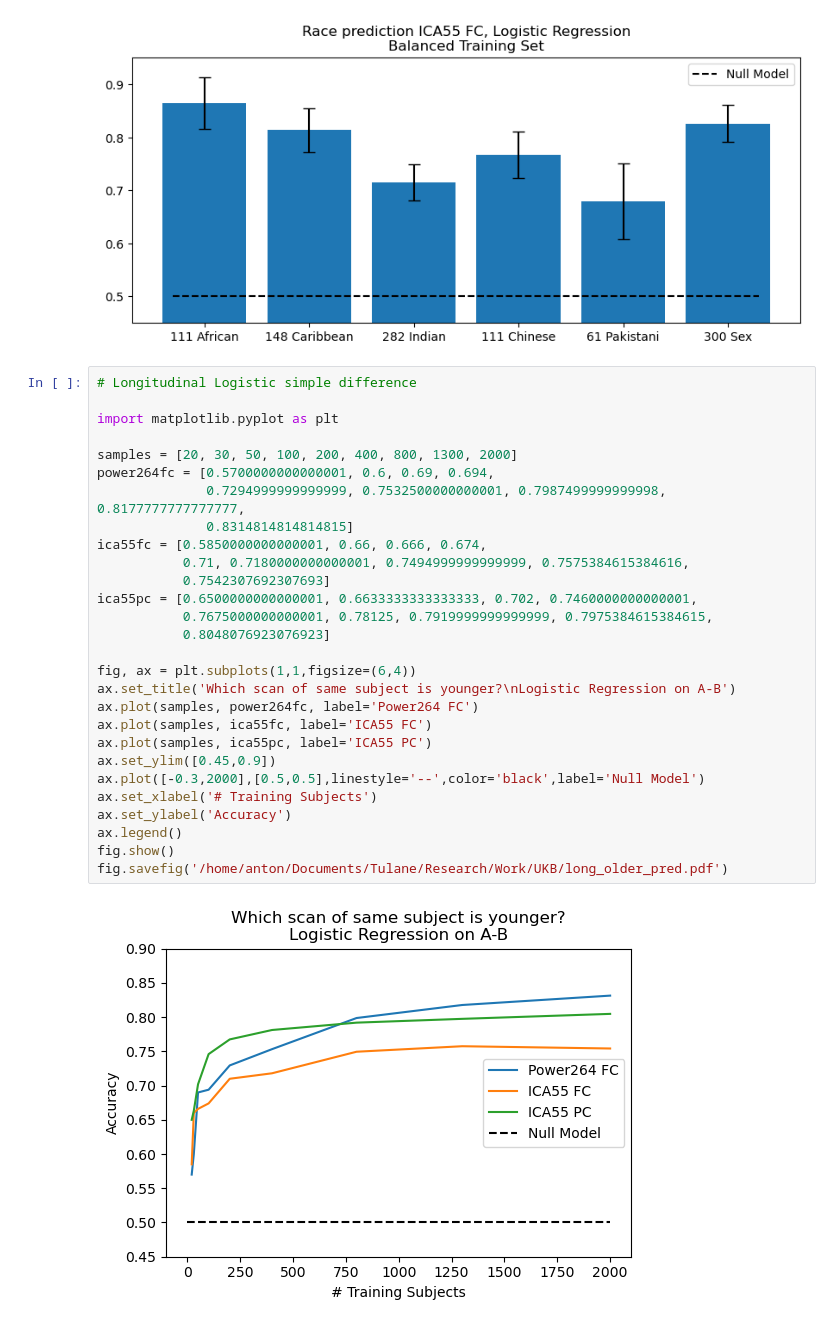
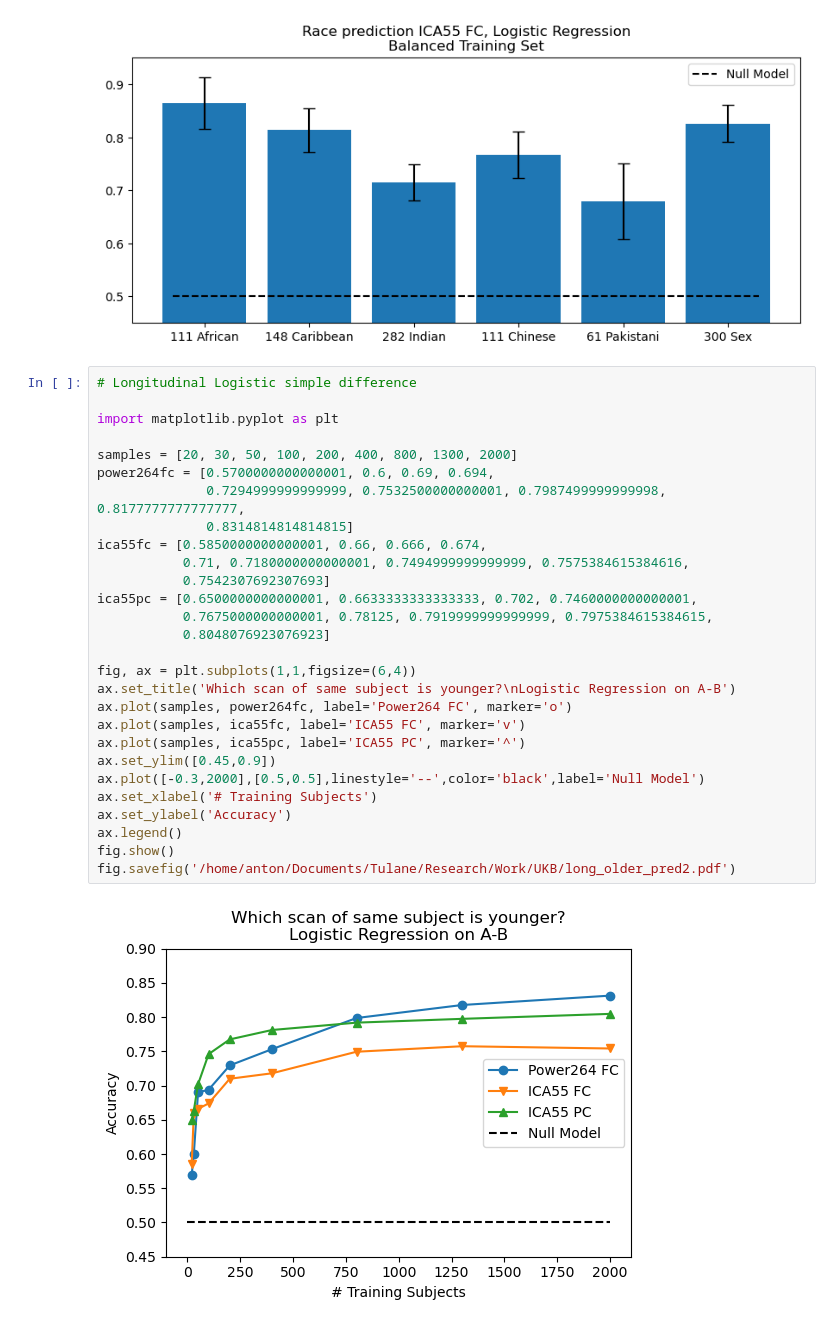
Before and after one commit to aorliche/PNC, a Jupyter notebook: UKB/UKB8DengGraphs.ipynb, the cells around one changed output. Cells and saved outputs as stored; diff of their text form.

```diff
--- a/UKB/UKB8DengGraphs.ipynb
+++ b/UKB/UKB8DengGraphs.ipynb
@@ -207,30 +207,30 @@ fig.savefig('/home/anton/Documents/Tulane/Research/Work/UKB/race_pred.pdf')
 # %%
 # Longitudinal Logistic simple difference
 
 import matplotlib.pyplot as plt
 
 samples = [20, 30, 50, 100, 200, 400, 800, 1300, 2000]
 power264fc = [0.5700000000000001, 0.6, 0.69, 0.694,
               0.7294999999999999, 0.7532500000000001, 0.7987499999999998, 0.8177777777777777,
               0.8314814814814815]
 ica55fc = [0.5850000000000001, 0.66, 0.666, 0.674,
            0.71, 0.7180000000000001, 0.7494999999999999, 0.7575384615384616,
            0.7542307692307693]
 ica55pc = [0.6500000000000001, 0.6633333333333333, 0.702, 0.7460000000000001,
            0.7675000000000001, 0.78125, 0.7919999999999999, 0.7975384615384615,
            0.8048076923076923]
 
 fig, ax = plt.subplots(1,1,figsize=(6,4))
 ax.set_title('Which scan of same subject is younger?\nLogistic Regression on A-B')
-ax.plot(samples, power264fc, label='Power264 FC')
-ax.plot(samples, ica55fc, label='ICA55 FC')
-ax.plot(samples, ica55pc, label='ICA55 PC')
+ax.plot(samples, power264fc, label='Power264 FC', marker='o')
+ax.plot(samples, ica55fc, label='ICA55 FC', marker='v')
+ax.plot(samples, ica55pc, label='ICA55 PC', marker='^')
 ax.set_ylim([0.45,0.9])
 ax.plot([-0.3,2000],[0.5,0.5],linestyle='--',color='black',label='Null Model')
 ax.set_xlabel('# Training Subjects')
 ax.set_ylabel('Accuracy')
 ax.legend()
 fig.show()
-fig.savefig('/home/anton/Documents/Tulane/Research/Work/UKB/long_older_pred.pdf')
+fig.savefig('/home/anton/Documents/Tulane/Research/Work/UKB/long_older_pred2.pdf')
 # %% [output]
-[figure, old version]
+[figure, new version]
```
Also changed, not shown: 3 other files.
